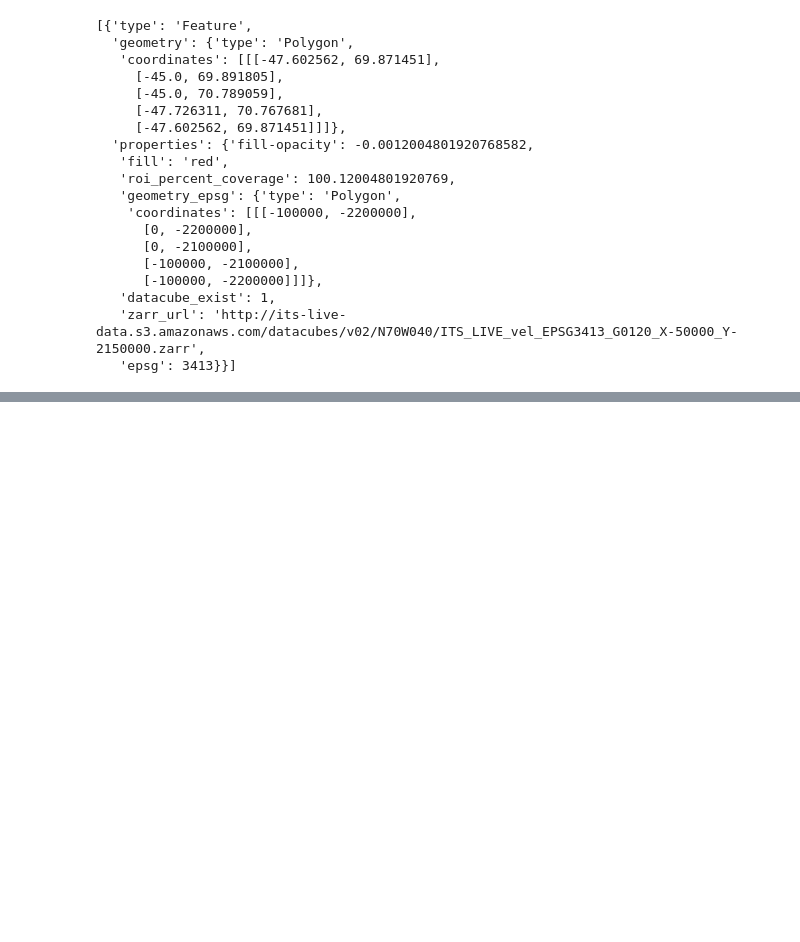
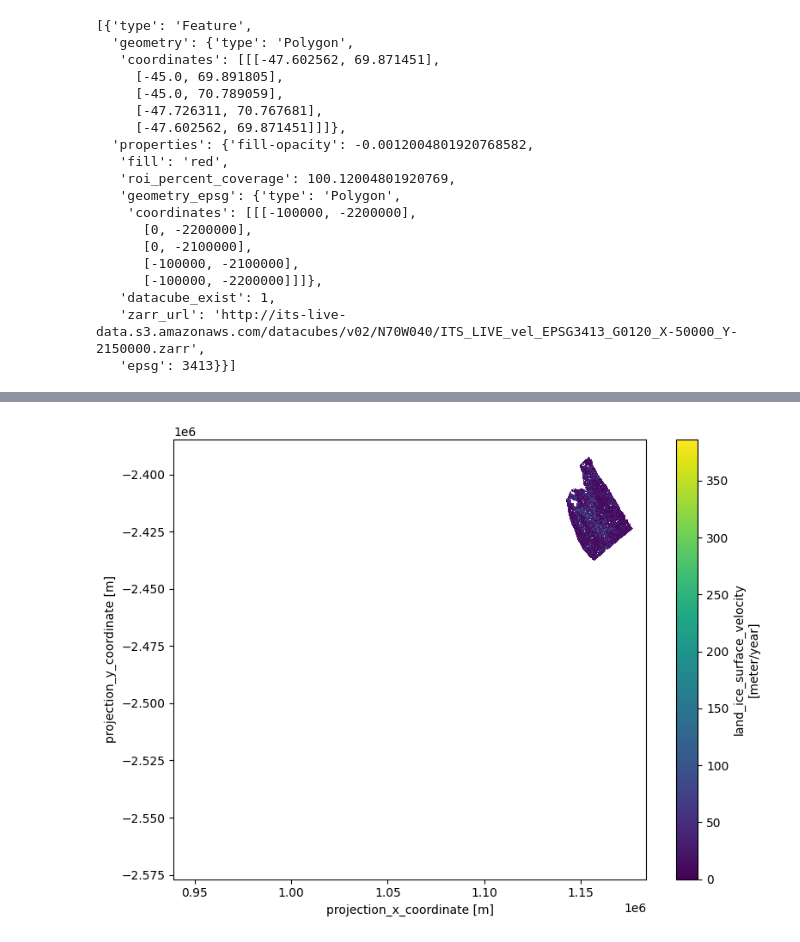
Before and after one commit to nasa-jpl/itslive-py, a Jupyter notebook: notebooks/introduction.ipynb, the cells around one changed output, grey strips where cells are left out. Cells and saved outputs as stored; diff of their text form; code cells hidden in the pictures; blank space fills up the shorter version.

```diff
--- a/notebooks/introduction.ipynb
+++ b/notebooks/introduction.ipynb
@@ -76,0 +98,15 @@ for vel in velocities:
+# %%
+start_date = date(2014, 1, 30)
+end_date = date(2017, 1, 30)
+# bbox = min Longitude , min Latitude , max Longitude , max Latitude
+# ~Iceland for this example
+region_of_interest=[-23.4008, 63.9180, -14.6777, 66.0447]
+
+files = itslive.velocity_pairs.find(
+    bbox=region_of_interest,
+    min_interval=7, #days
+    max_interval=30,
+    start=start_date,
+    end=end_date,
+    percent_valid_pixels=40 # % of valid glacier pixels
+)
@@ -76,0 +120,4 @@ for vel in velocities:
+# %%
+#
+downloaded_files = itslive.velocity_pairs.download(files[0:4], "data")
+downloaded_files
@@ -76,0 +129,5 @@ for vel in velocities:
+# %%
+import xarray as xr
+
+ds = xr.open_dataset(downloaded_files[1])
+ds
@@ -76,0 +152,7 @@ for vel in velocities:
+# %%
+plt.rcParams["figure.figsize"] = (8, 6)
+
+ds.v.plot()
+plt.tight_layout()
+# %% [output]
+[figure, added]
```
Also changed, not shown: parts of 9 cells of this notebook, 10 other files.
